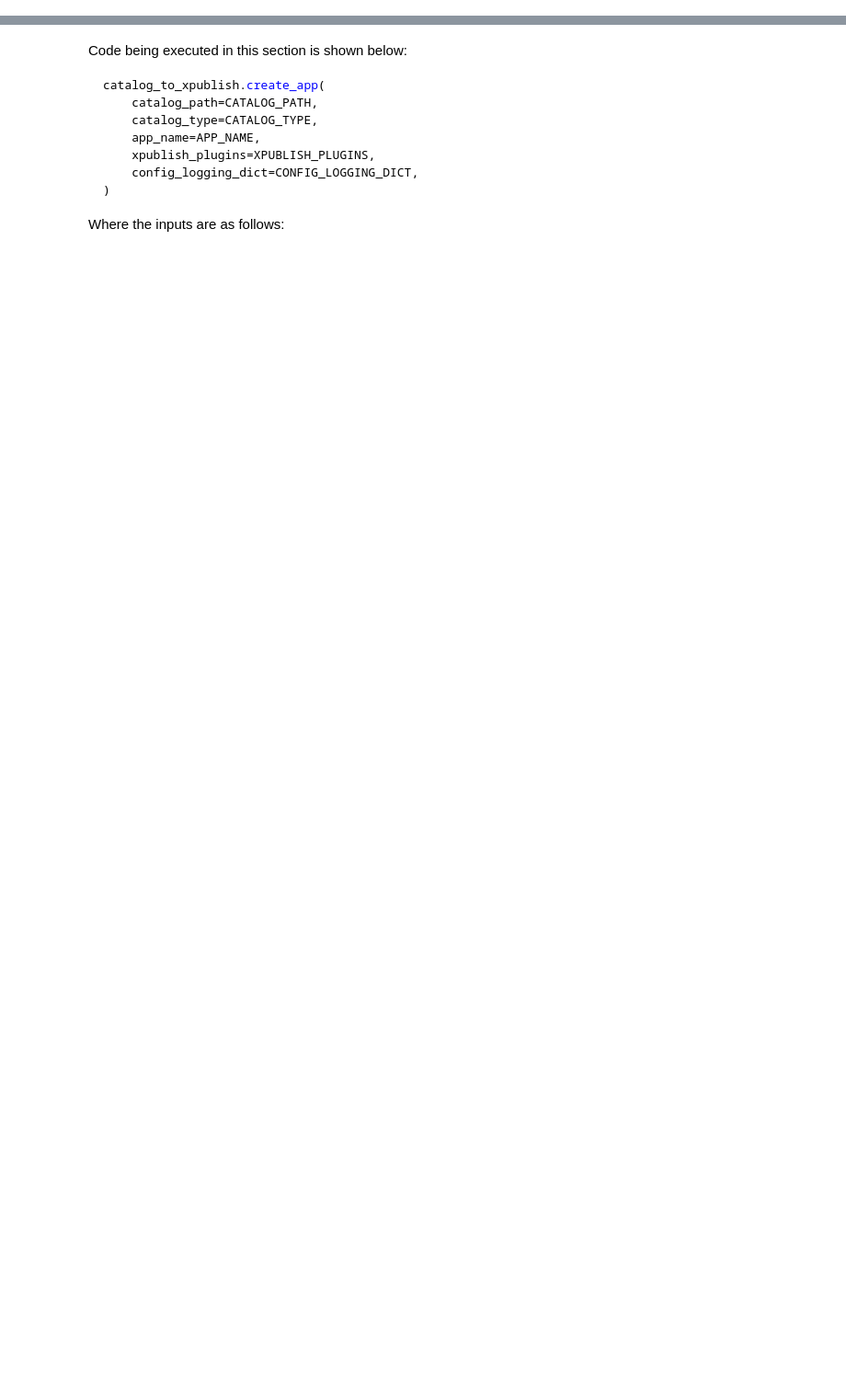
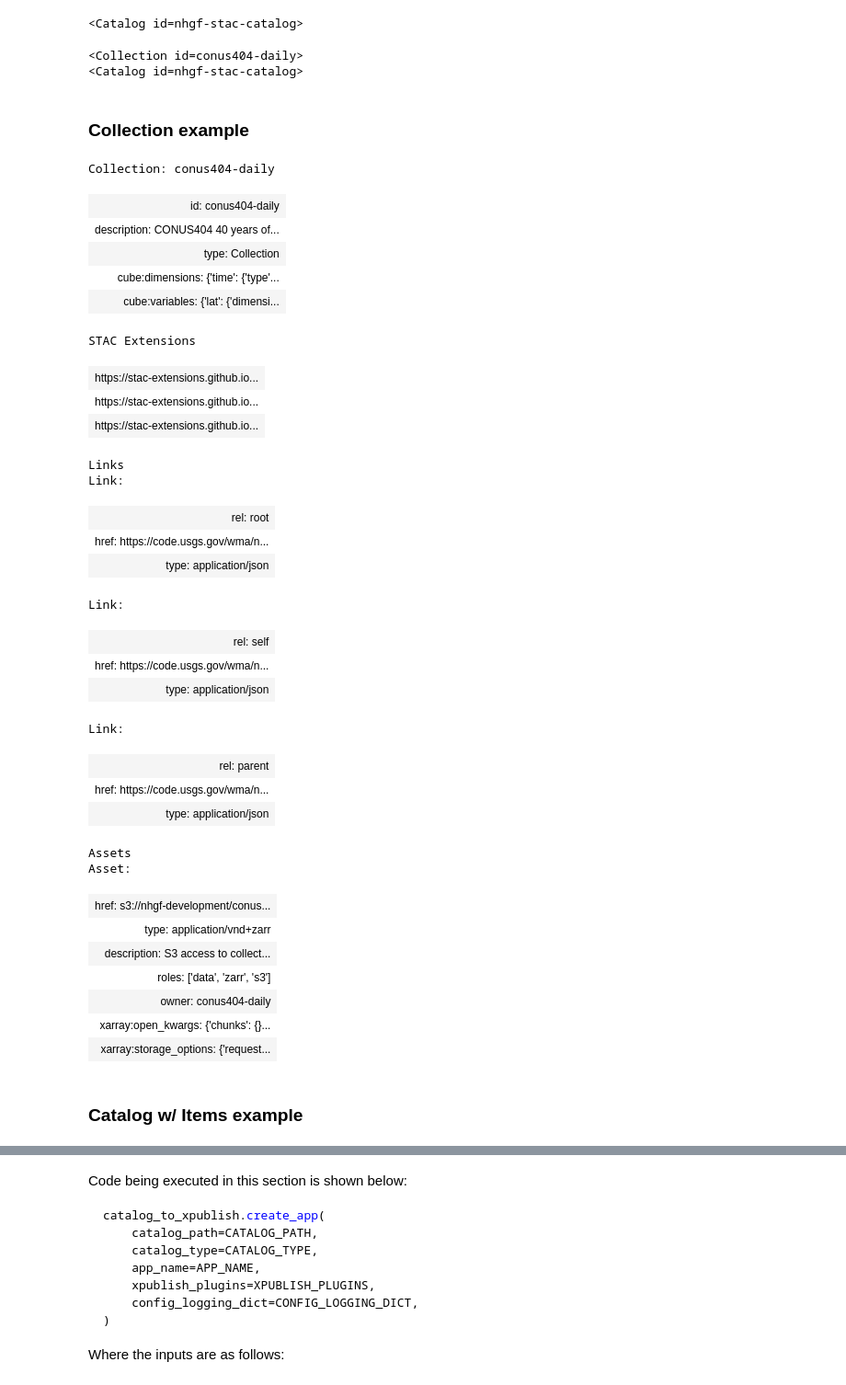
Before and after one commit to xpublish-experiments/Catalog-To-Xpublish, a Jupyter notebook: examples/demo.ipynb, the cells around one changed output, grey strips where cells are left out. Shown at 92% size. Cells and saved outputs as stored; diff of their text form; code cells hidden in the pictures; blank space fills up the shorter version.

```diff
--- a/examples/demo.ipynb
+++ b/examples/demo.ipynb
@@ -24,0 +55,50 @@ from pathlib import Path
+# %%
+catalog = pystac.Catalog.from_file(r'https://code.usgs.gov/wma/nhgf/stac/-/raw/main/xpublish_sample_stac/catalog/catalog.json')
+catalog
+# %% [output]
+<Catalog id=nhgf-stac-catalog>
+# %%
+for child in catalog.get_children():
+    print(child)
+# %% [output]
+<Collection id=conus404-daily>
+<Catalog id=nhgf-stac-catalog>
+# %% [markdown]
+### Collection example
+# %%
+catalog.get_child('conus404-daily')
+# %% [output]
+Collection: conus404-daily
+| id: conus404-daily |
+| description: CONUS404 40 years of... |
+| type: Collection |
+| cube:dimensions: {'time': {'type'... |
+| cube:variables: {'lat': {'dimensi... |
+STAC Extensions
+| https://stac-extensions.github.io... |
+| https://stac-extensions.github.io... |
+| https://stac-extensions.github.io... |
+Links
+Link:
+| rel: root |
+| href: https://code.usgs.gov/wma/n... |
+| type: application/json |
+Link:
+| rel: self |
+| href: https://code.usgs.gov/wma/n... |
+| type: application/json |
+Link:
+| rel: parent |
+| href: https://code.usgs.gov/wma/n... |
+| type: application/json |
+Assets
+Asset:
+| href: s3://nhgf-development/conus... |
+| type: application/vnd+zarr |
+| description: S3 access to collect... |
+| roles: ['data', 'zarr', 's3'] |
+| owner: conus404-daily |
+| xarray:open_kwargs: {'chunks': {}... |
+| xarray:storage_options: {'request... |
+# %% [markdown]
+### Catalog w/ Items example
```
Also changed, not shown: parts of 68 cells of this notebook.
